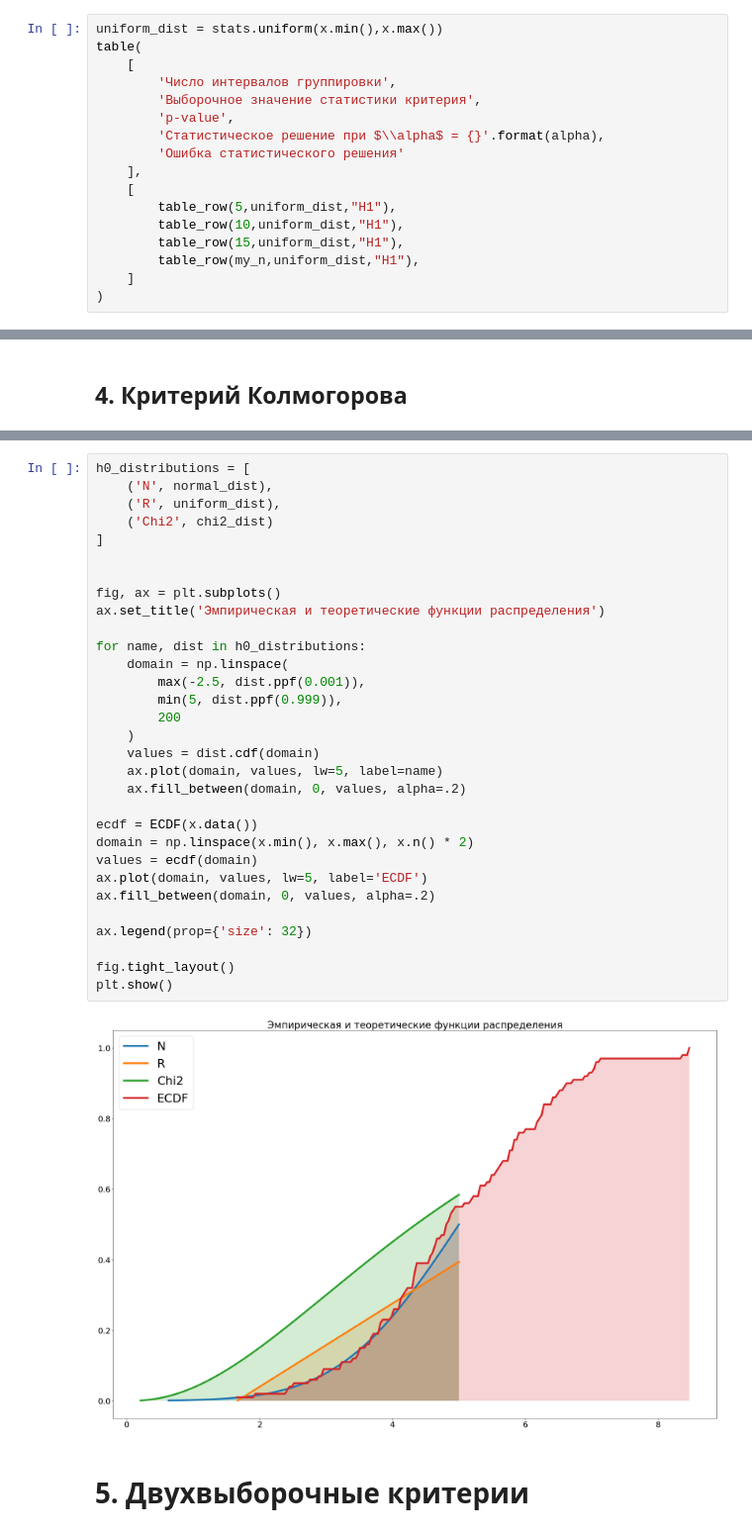
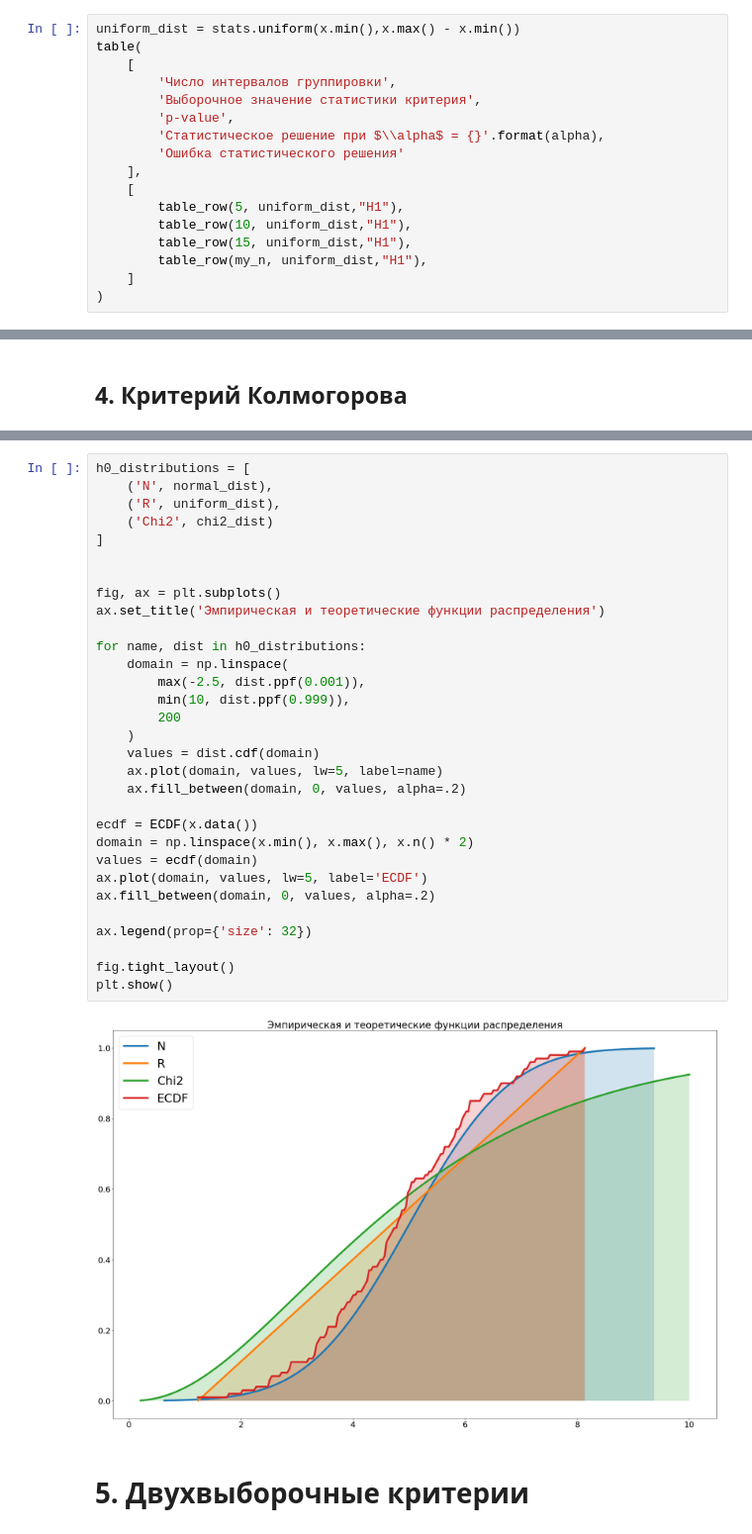
Before and after one commit to AndreiEremeev/matstat-labs, a Jupyter notebook: 2.ipynb, the cells around one changed output, grey strips where cells are left out. Shown at 99% size. Saved outputs shown, nothing was run; the diff lists cells and outputs as text.

```diff
--- a/2.ipynb
+++ b/2.ipynb
@@ -151,7 +151,7 @@ table(
 
 *б)* Статистическая гипотеза $H_0: X \sim R$
 # %%
-uniform_dist = stats.uniform(x.min(),x.max())
+uniform_dist = stats.uniform(x.min(),x.max() - x.min())
 table(
     [
         'Число интервалов группировки',
@@ -161,10 +161,10 @@ table(
         'Ошибка статистического решения'
     ],
     [
-        table_row(5,uniform_dist,"H1"),
-        table_row(10,uniform_dist,"H1"),
-        table_row(15,uniform_dist,"H1"),
-        table_row(my_n,uniform_dist,"H1"),
+        table_row(5, uniform_dist,"H1"),
+        table_row(10, uniform_dist,"H1"),
+        table_row(15, uniform_dist,"H1"),
+        table_row(my_n, uniform_dist,"H1"),
     ]
 )
 # %% [output]
@@ -239,35 +239,35 @@ table(
 h0_distributions = [
     ('N', normal_dist),
     ('R', uniform_dist),
     ('Chi2', chi2_dist)
 ]
 
 
 fig, ax = plt.subplots()
 ax.set_title('Эмпирическая и теоретические функции распределения')
 
 for name, dist in h0_distributions:
     domain = np.linspace(
         max(-2.5, dist.ppf(0.001)),
-        min(5, dist.ppf(0.999)),
+        min(10, dist.ppf(0.999)),
         200
     )
     values = dist.cdf(domain)
     ax.plot(domain, values, lw=5, label=name)
     ax.fill_between(domain, 0, values, alpha=.2)
 
 ecdf = ECDF(x.data())
 domain = np.linspace(x.min(), x.max(), x.n() * 2)
 values = ecdf(domain)
 ax.plot(domain, values, lw=5, label='ECDF')
 ax.fill_between(domain, 0, values, alpha=.2)
 
 ax.legend(prop={'size': 32})
 
 fig.tight_layout()
 plt.show()
 # %% [output]
-[figure, old version]
+[figure, new version]
 # %% [markdown]
 # 5. Двухвыборочные критерии
 # %%
```
Also changed, not shown: parts of 10 cells of this notebook.
